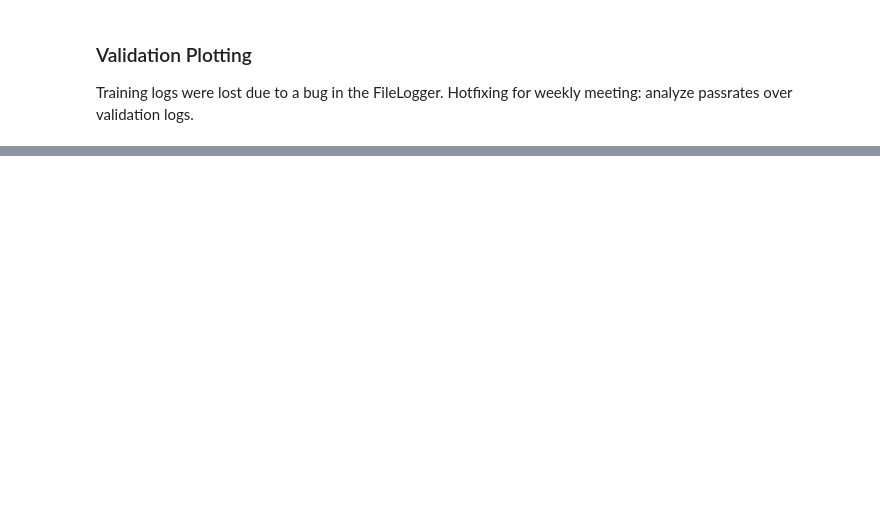
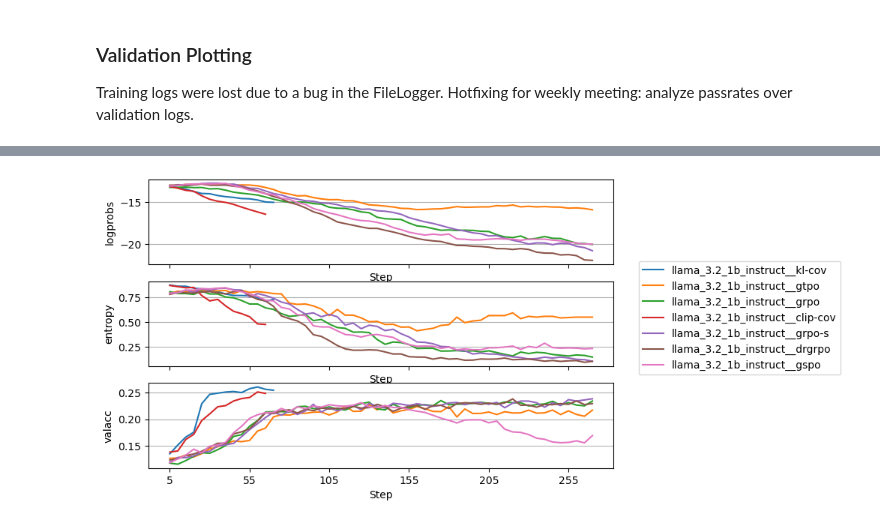
Before and after one commit to rfechner/verl, a Jupyter notebook: workspace/plots/training_dynamics.ipynb, the cells around one changed output, grey strips where cells are left out. Drawn from its saved outputs; the diff is of its cells as text; code cells hidden in the pictures; blank space fills up the shorter version.

```diff
--- a/workspace/plots/training_dynamics.ipynb
+++ b/workspace/plots/training_dynamics.ipynb
@@ -101,0 +127,25 @@ plt.show()
+# %%
+fig, axes = plt.subplots(nrows=3, ncols=1, figsize=(8, 5), sharex=True)
+keys = ['logprobs', 'entropy', 'valacc']
+labels = {
+    'logprobs' : "Log-probs for incorrect answer",
+    "entropy" : "Entropy over incorrect tokens",
+    "valacc" : "Mean validation accuracy over 5 Datasets"
+}
+xticks, xticks_values = range(0, 53, 10), range(5, 270, 50)
+
+for i, key in enumerate(keys):
+    for k, v in metrics.items():
+        if 'entropy' in k or 'dapo' in k:
+            continue
+        values = v[key]
+        axes[i].plot(range(len(values)), values, label=k)
+    axes[i].set_xticks(xticks, xticks_values)
+    axes[i].set_ylabel(key)
+    axes[i].set_xlabel('Step')
+    axes[i].grid(visible=True, axis='y')
+axes[-1].legend(bbox_to_anchor=(1.5, 2.5))
+plt.plot()
+plt.show()
+# %% [output]
+[figure, added]
```
Also changed, not shown: parts of 28 cells of this notebook, 52 other files.
